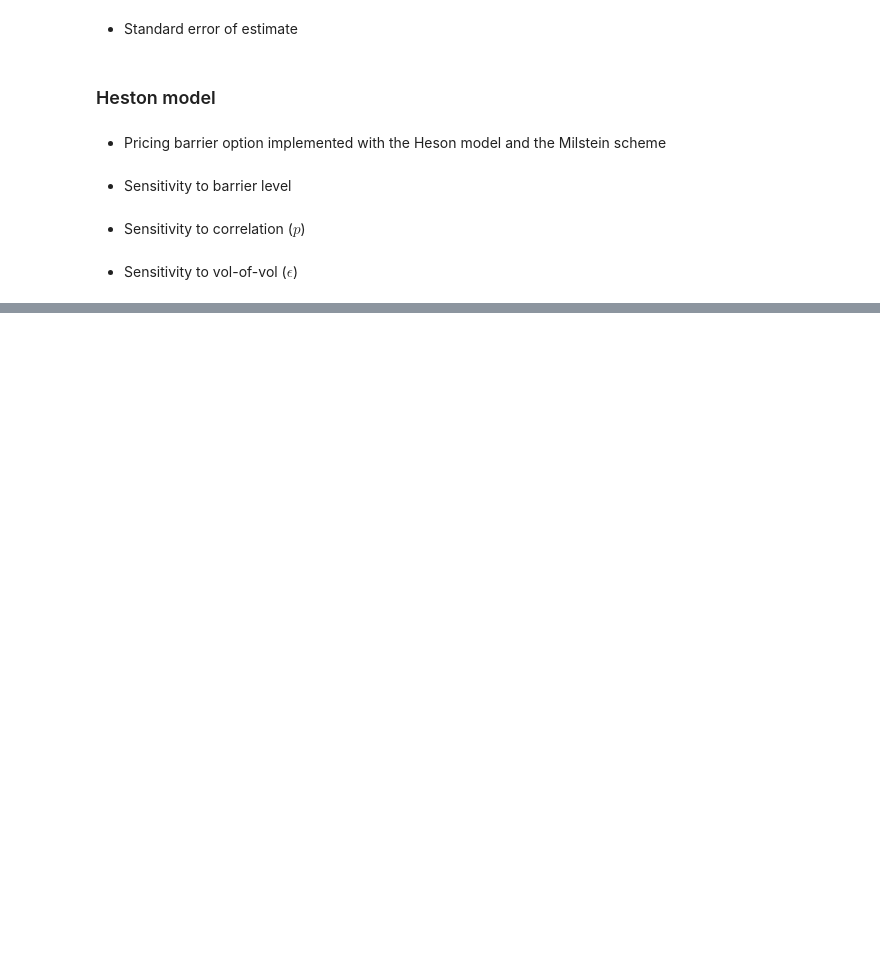
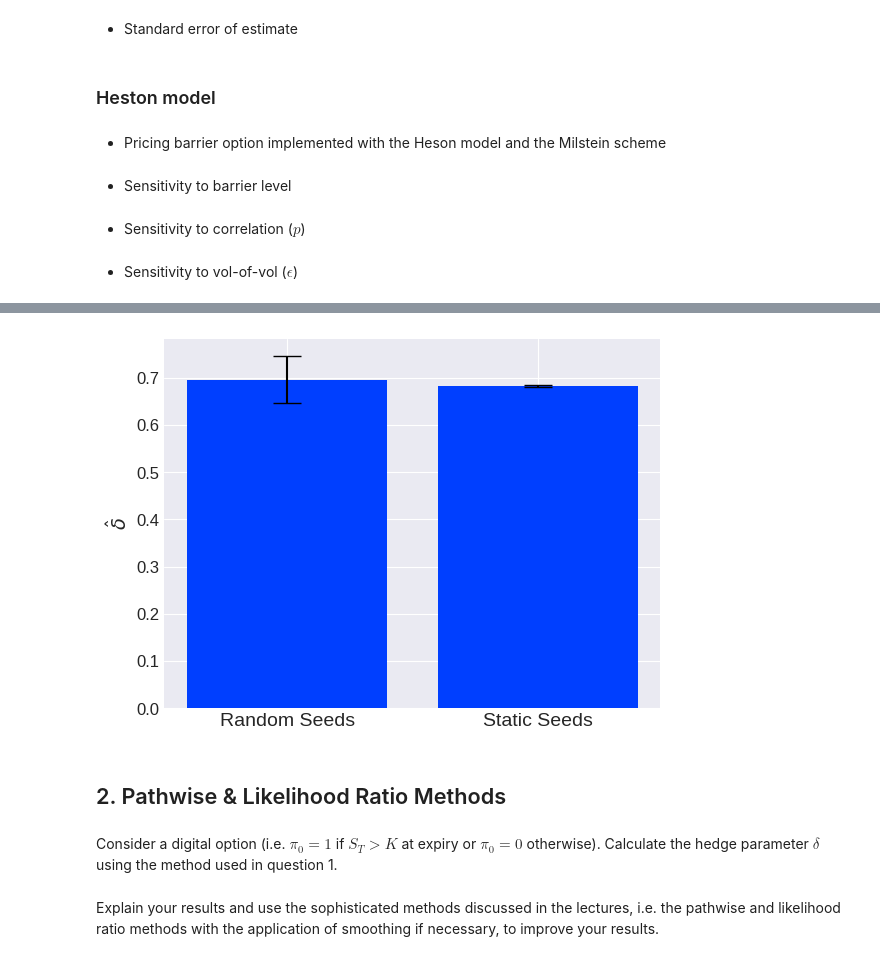
Before and after one commit to DKLEINLEUNK/MCOptionPricer, a Jupyter notebook: results.ipynb, the cells around one changed output, grey strips where cells are left out. Drawn from its saved outputs; the diff is of its cells as text; code cells hidden in the pictures; blank space fills up the shorter version.

```diff
--- a/results.ipynb
+++ b/results.ipynb
@@ -88,0 +237,31 @@ sensitivityAnalysis.vol_of_vol_sensitivity()
+# %%
+mu_random, std_random = np.mean(random_estimates), np.std(random_estimates)
+mu_static, std_static = np.mean(static_estimates), np.std(static_estimates)
+n = len(random_estimates)
+
+z = 1.96  # 95% CI
+random_ci = z * (std_random / np.sqrt(n))
+static_ci = z * (std_static / np.sqrt(n))
+# %%
+# plot of average delta with confidence intervals
+plt.style.use('seaborn-v0_8-bright')
+plt.style.use('seaborn-v0_8-darkgrid')
+
+fig, ax = plt.subplots()
+
+methods = ['Random Seeds', 'Static Seeds']
+means = [mu_random, mu_static]
+CIs = [random_ci, static_ci]
+
+ax.bar(methods, means, yerr=CIs, capsize=10)
+ax.set_ylabel('$\\hat{\\delta}$', fontsize=14)
+plt.xticks(fontsize=14)
+plt.yticks(fontsize=12)
+
+plt.show()
+# %% [output]
+[figure, added]
+# %% [markdown]
+## 2. Pathwise & Likelihood Ratio Methods
+# %% [markdown]
+Consider a digital option (i.e. $\pi_0 = 1$ if $S_T > K$ at expiry or $\pi_0 = 0$ otherwise). Calculate the hedge parameter $\delta$ using the method used in question 1.
@@ -88,0 +285,4 @@ sensitivityAnalysis.vol_of_vol_sensitivity()
+# %% [markdown]
+Explain your results and use the sophisticated methods discussed in the lectures, i.e.
+the pathwise and likelihood ratio methods with the application of smoothing if necessary,
+to improve your results.
```
Also changed, not shown: parts of 46 cells of this notebook, 10 other files.
